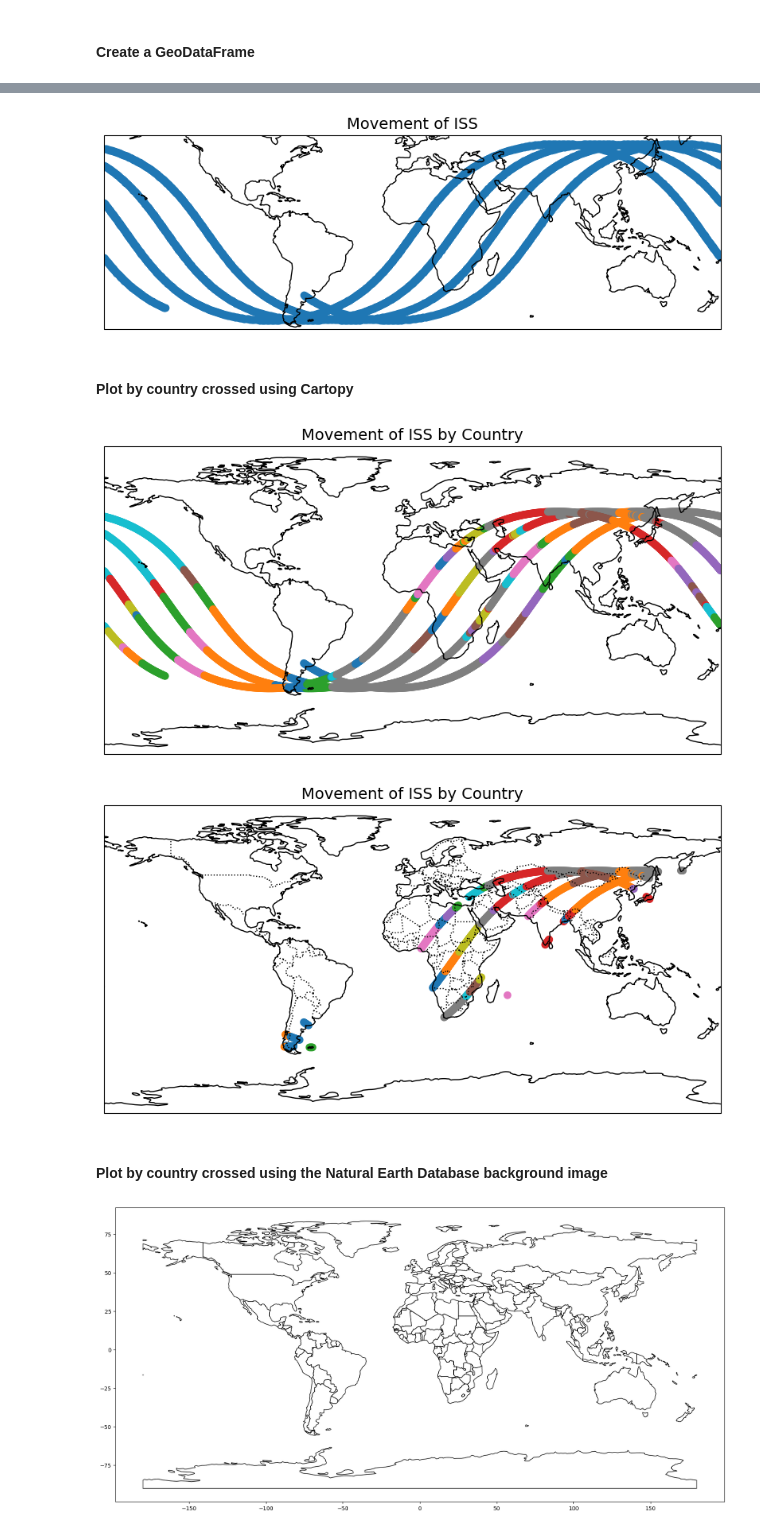
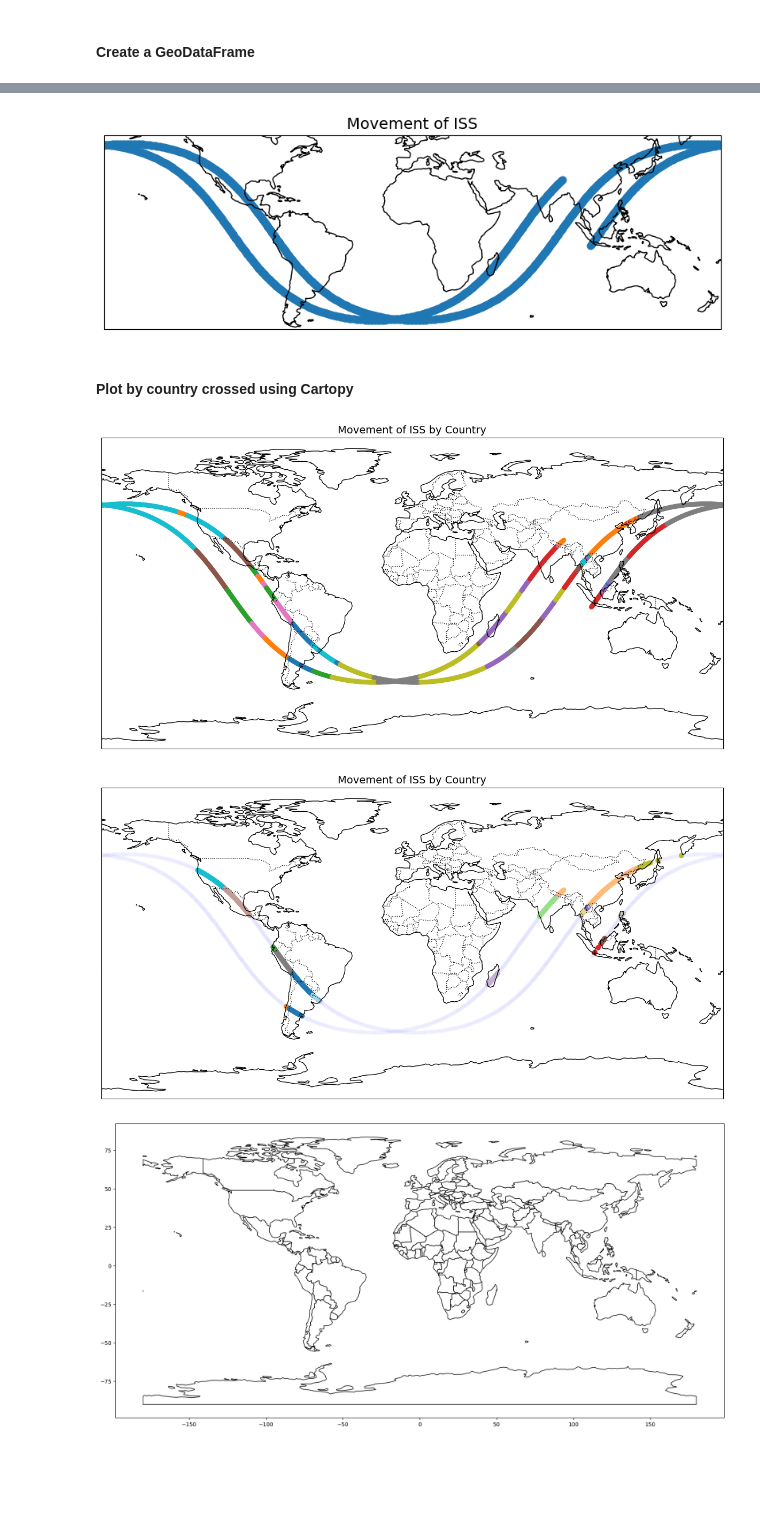
Before and after one commit to cindyy-chen/iss_movement, a Jupyter notebook: manipulating_ISS_data.ipynb, the cells around one changed output, grey strips where cells are left out. Saved outputs shown, nothing was run; the diff lists cells and outputs as text; code cells hidden in the pictures; blank space fills up the shorter version.

```diff
--- a/manipulating_ISS_data.ipynb
+++ b/manipulating_ISS_data.ipynb
@@ -125,5 +87,5 @@ stonesoup  : None
 # %%
-file_name = "https://raw.githubusercontent.com/cindyy-chen/iss_movement/main/iss_timeseries_trajectories_20240303_104539.csv"
+file_name = "iss_timeseries_trajectories_20240211_165733.csv"
 # %%
 df = pd.read_csv(file_name)
 # %%
@@ -171,7 +133,7 @@ df['t'] = pd.to_datetime(df['t'], format='%Y-%m-%d %H:%M:%S')
 # %% [markdown]
 Make the `t` column as index
 # %%
-df.set_index('t', inplace=True)
+#df.set_index('t', inplace=True)
 # %%
 df.head(4)
 # %% [output]
@@ -275,29 +262,30 @@ iss_gdf.plot(
 ax.coastlines()
 plt.title('Movement of ISS', fontsize = 14);
 # %% [output]
-[figure, old version]
+[figure, new version]
 # %% [markdown]
 #### Plot by country crossed using Cartopy
 # %%
 fig, ax = plt.subplots(1, 1, subplot_kw={'projection': ccrs.PlateCarree()})
-fig.set_size_inches(10, 10)
-iss_gdf.plot("country", ax=ax)
+fig.set_size_inches(15, 10)
+iss_gdf.plot(column="country", ax=ax, linewidth=0.5)
 
+ax.add_feature(cartopy.feature.BORDERS, linestyle=':')
 ax.coastlines()
 ax.set_global()
 plt.title('Movement of ISS by Country', fontsize = 14);
 # %% [output]
-[figure, old version]
+[figure, new version]
 # %%
 fig, ax = plt.subplots(1, 1, subplot_kw={'projection': ccrs.PlateCarree()})
-fig.set_size_inches(10, 10)
-iss_gdf[iss_gdf.land_flag==True].plot("country", ax=ax)
+fig.set_size_inches(15, 10)
+
+iss_gdf_ocean.plot(ax=ax, color="blue", linewidth=0.05, alpha=0.015)
+iss_gdf_land.plot(column="country",  ax=ax, cmap=mcm.get_cmap("tab20"))
 
 ax.add_feature(cartopy.feature.BORDERS, linestyle=':')
 ax.coastlines()
 ax.set_global()
 plt.title('Movement of ISS by Country', fontsize = 14);
 # %% [output]
-[figure, old version]
+[figure, new version]
-# %% [markdown]
-#### Plot by country crossed using the Natural Earth Database background image
```
Also changed, not shown: parts of 55 cells of this notebook.
